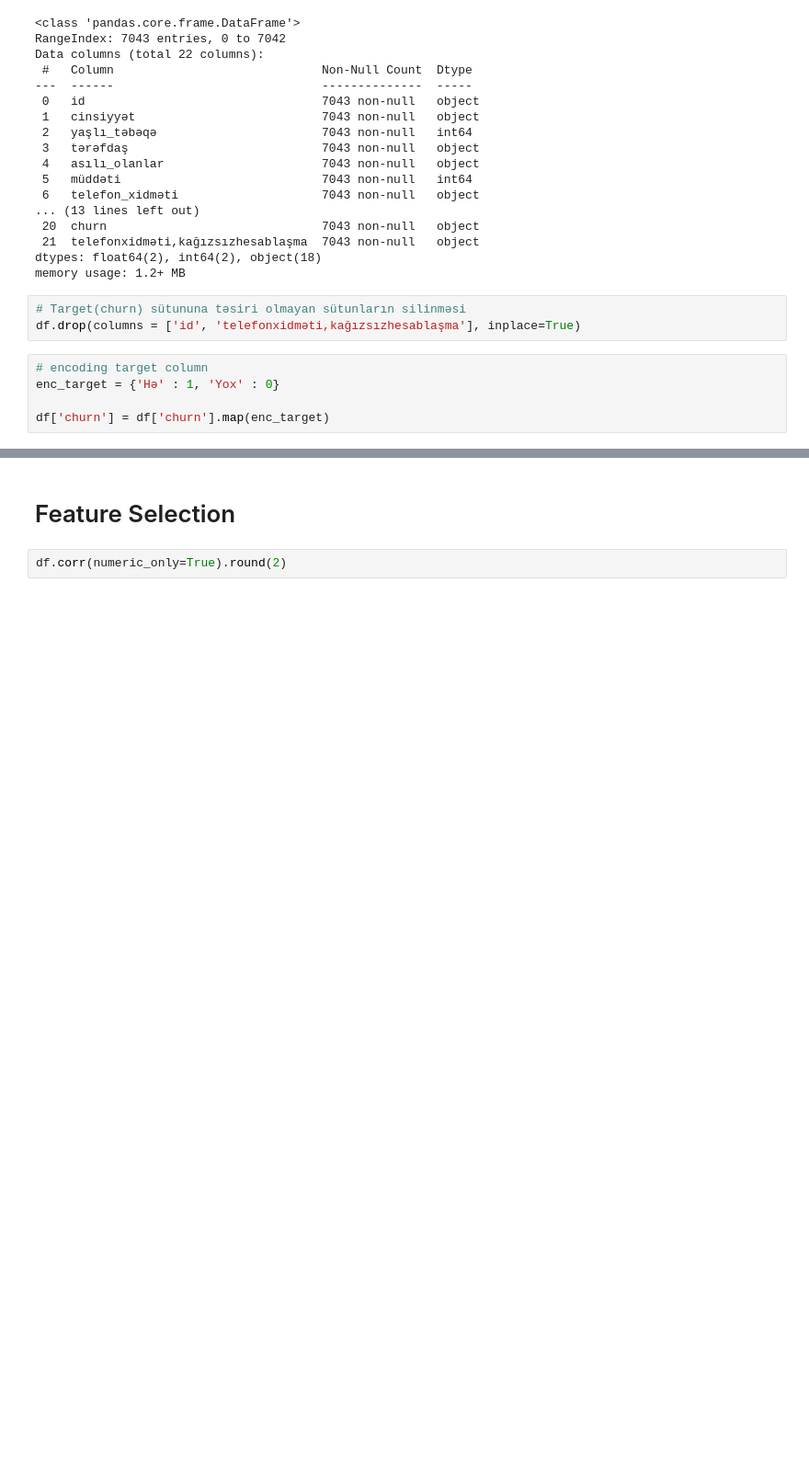
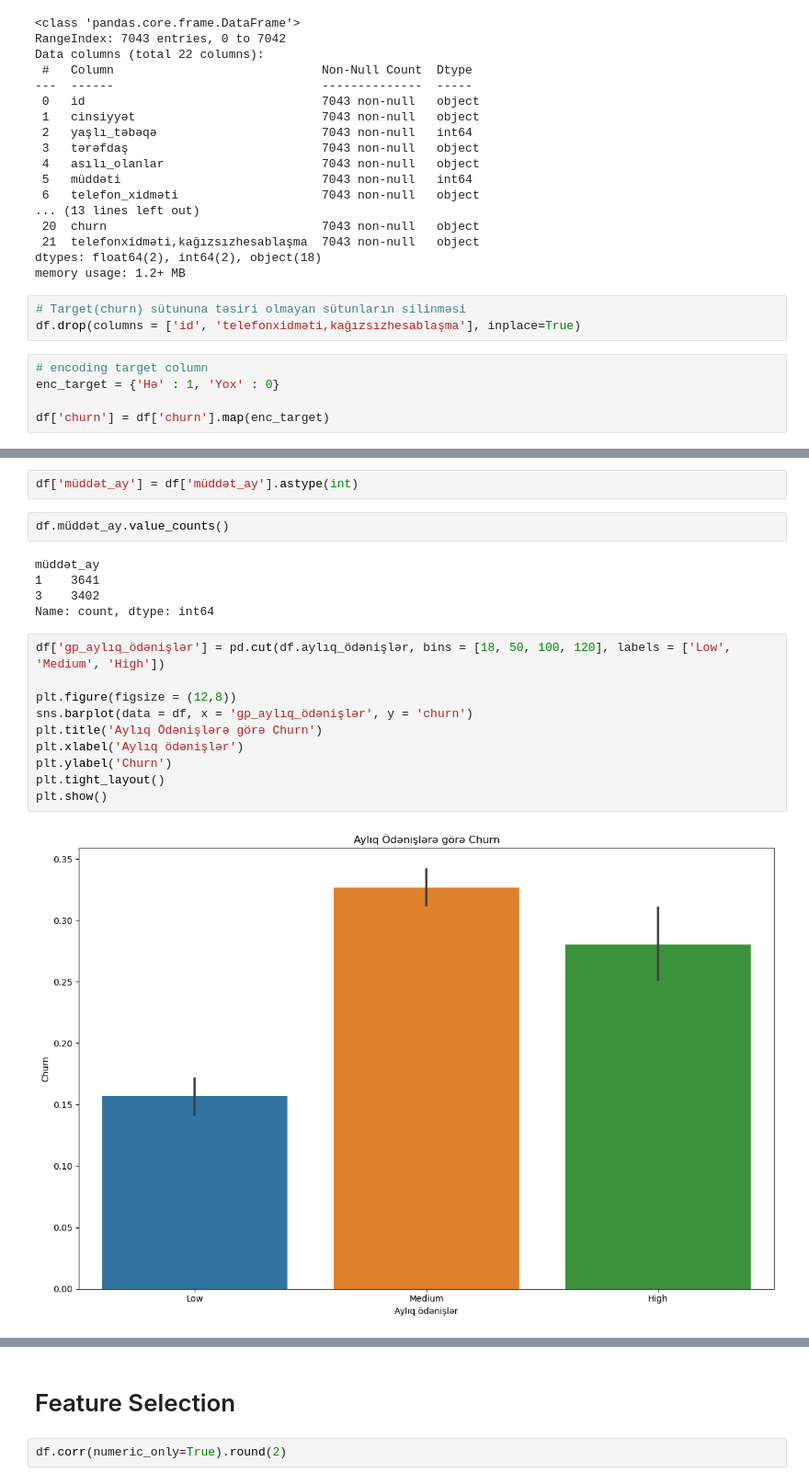
Before and after one commit to NijatMv/Dataset-Analysis, a Jupyter notebook: Churn-Dataset/CL.ipynb, the cells around one changed output, grey strips where cells are left out. Shown at 92% size. Saved outputs shown, nothing was run; the diff lists cells and outputs as text; blank space fills up the shorter version.

```diff
--- a/Churn-Dataset/CL.ipynb
+++ b/Churn-Dataset/CL.ipynb
@@ -233,0 +240,21 @@ memory usage: 687.9 KB
+# %%
+df['müddət_ay'] = df['müddət_ay'].astype(int)
+# %%
+df.müddət_ay.value_counts()
+# %% [output]
+müddət_ay
+1    3641
+3    3402
+Name: count, dtype: int64
+# %%
+df['gp_aylıq_ödənişlər'] = pd.cut(df.aylıq_ödənişlər, bins = [18, 50, 100, 120], labels = ['Low', 'Medium', 'High'])
+
+plt.figure(figsize = (12,8))
+sns.barplot(data = df, x = 'gp_aylıq_ödənişlər', y = 'churn')
+plt.title('Aylıq Ödənişlərə görə Churn')
+plt.xlabel('Aylıq ödənişlər')
+plt.ylabel('Churn')
+plt.tight_layout()
+plt.show()
+# %% [output]
+[figure, added]
```
Also changed, not shown: parts of 81 cells of this notebook.
